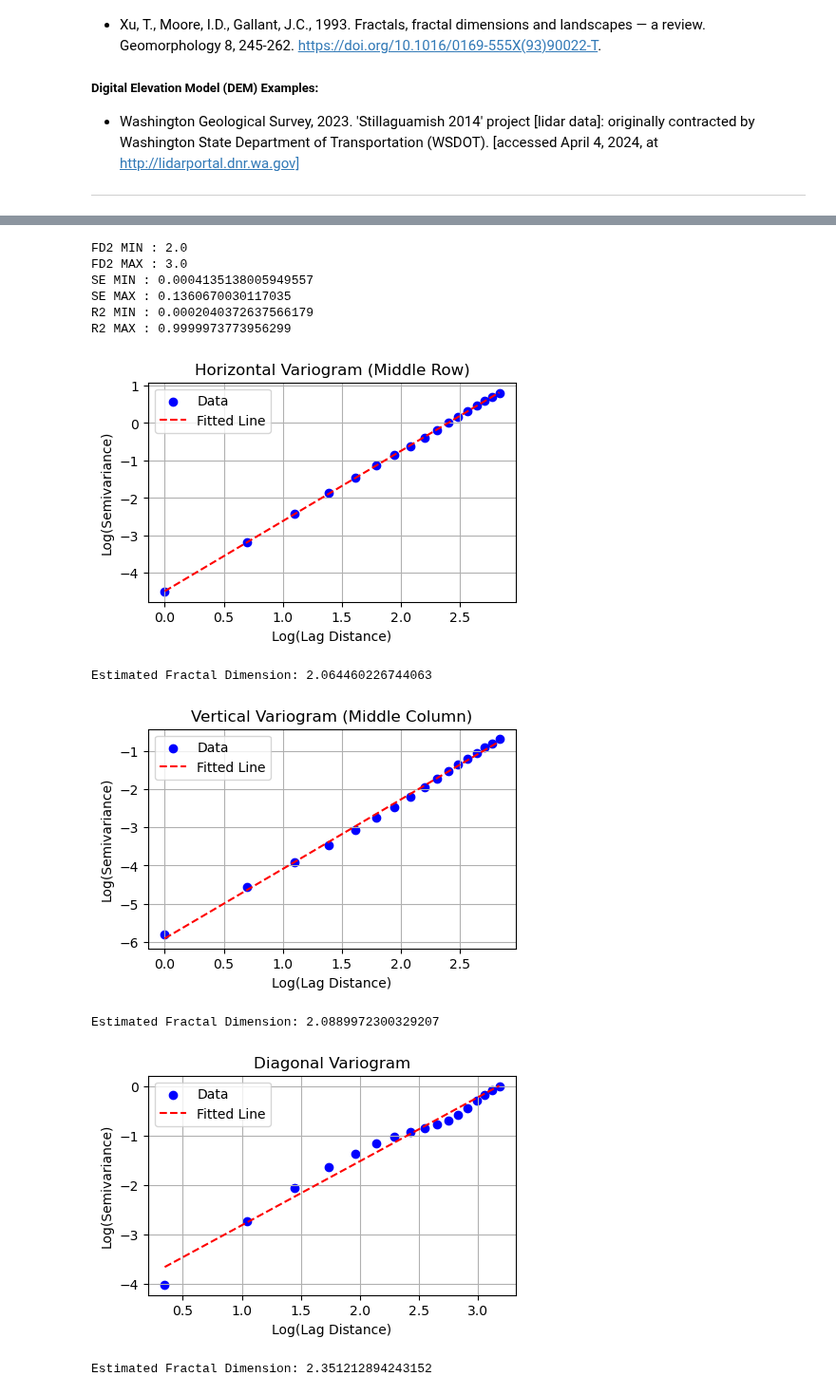
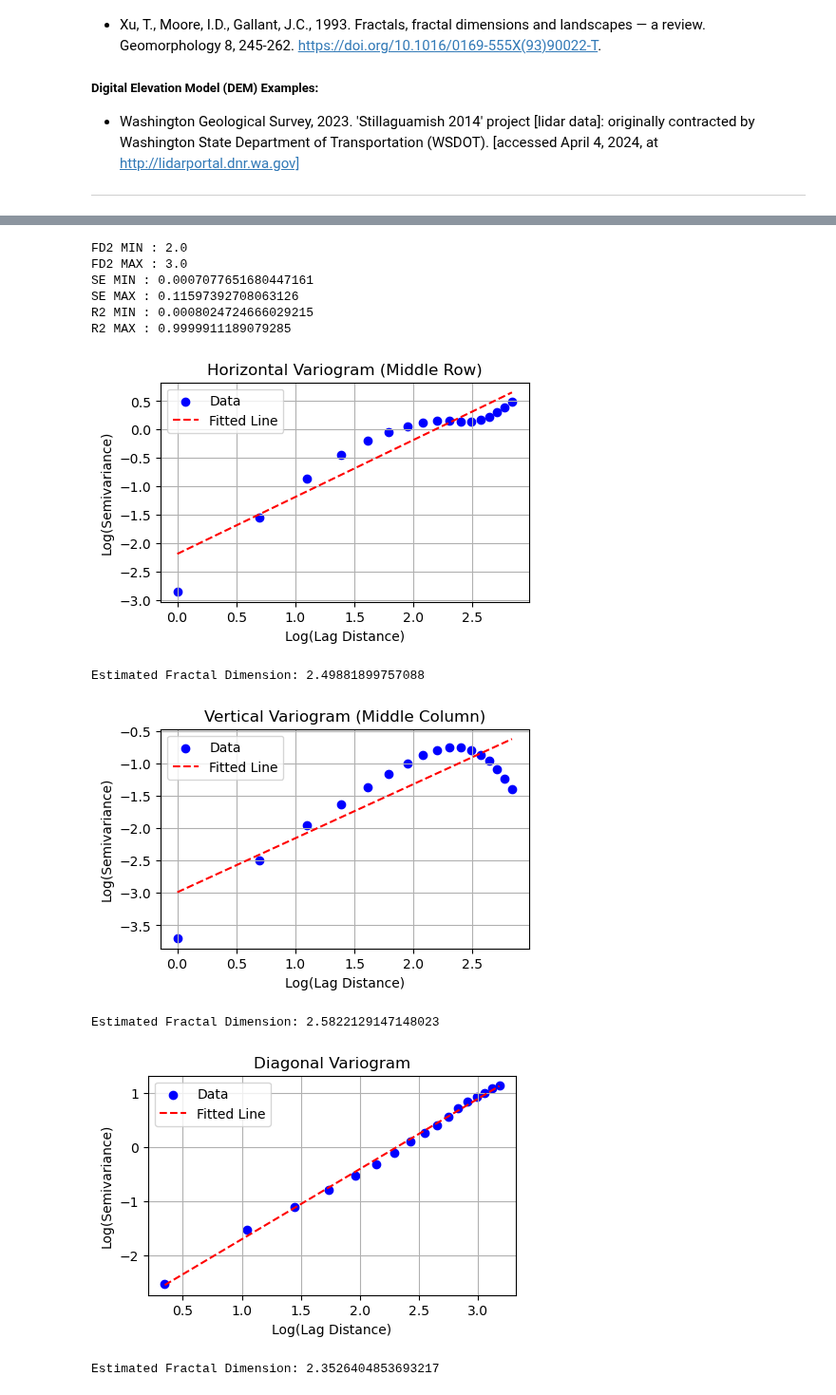
Before and after one commit to GeoLarryLai/pyTopoComplexity, a Jupyter notebook: Example_pyfracd.ipynb, the cells around one changed output, grey strips where cells are left out. Shown at 95% size. Drawn from its saved outputs; the diff is of its cells as text; code cells hidden in the pictures.

```diff
--- a/Example_pyfracd.ipynb
+++ b/Example_pyfracd.ipynb
@@ -106,0 +135,27 @@ class FracD(builtins.object)
+# %%
+# Define input file name and directory
+base_dir = os.path.join(os.getcwd(), 'ExampleDEM') # input file base directory
+input_file = 'Ososlid2014_f_6ftgrid.tif'           # input file name
+input_dir = os.path.join(base_dir, input_file)     # input file directory
+
+# Check if base file directory exists. If not, create it
+if not os.path.exists(base_dir):
+    os.makedirs(base_dir)
+
+# Define the download URL if the example file does not exist in the base_dir
+download_url = "https://github.com/GeoLarryLai/pyTopoComplexity/raw/main/ExampleDEM/" + input_file
+
+# Check if file exists, if not, download it
+if not os.path.exists(input_dir):
+    try:
+        import requests
+        response = requests.get(download_url)
+        response.raise_for_status()  # Raise an exception for 4XX/5XX responses
+        with open(input_dir, 'wb') as f:
+            f.write(response.content)
+        print(f"Example DEM file {input_file} downloaded to {base_dir}")
+    except requests.exceptions.RequestException as e:
+        print(f"The file {input_file} does not exist locally or on the GitHub repository.\n{e}")
+        raise SystemExit(1)
+else:
+    print(f"Example DEM file {input_file} already exist in the {base_dir}")
@@ -130,30 +191,25 @@ The `analyze` function will compute the fractal dimension result for the given w
 * `R2_result`: the result array of R² calculation
 * `window_m`: the converted window size in meters
 # %%
-# Define input file name and directory
-base_dir = os.path.join(os.getcwd(), 'ExampleDEM') # input file base directory
-input_file = 'Ososlid2014_f_3ftgrid.tif'           # input file name
-input_dir = os.path.join(base_dir, input_file)     # input file directory
-
 # Run the analysis using pyfrad module (with variogram plotting function on)
 _, _, _, _, window_m = fa.analyze(
     input_dir,
     variograms=True,
     chunk_processing=True,
     chunksize=(512, 512)
     )
 # The function can return 'Z', 'FD_result', 'SE_result', 'R2_result', and 'window_m'
 # %% [output]
 FD2 MIN : 2.0
 FD2 MAX : 3.0
-SE MIN : 0.0004135138005949557
-SE MAX : 0.1360670030117035
-R2 MIN : 0.0002040372637566179
-R2 MAX : 0.9999973773956299
+SE MIN : 0.0007077651680447161
+SE MAX : 0.11597392708063126
+R2 MIN : 0.0008024724666029215
+R2 MAX : 0.9999911189079285
-[figure, old version]
+[figure, new version]
-Estimated Fractal Dimension: 2.064460226744063
+Estimated Fractal Dimension: 2.49881899757088
-[figure, old version]
+[figure, new version]
-Estimated Fractal Dimension: 2.0889972300329207
+Estimated Fractal Dimension: 2.5822129147148023
-[figure, old version]
+[figure, new version]
-Estimated Fractal Dimension: 2.351212894243152
+Estimated Fractal Dimension: 2.3526404853693217
 # %% [markdown]
```
Also changed, not shown: parts of 15 cells of this notebook, 6 other files.
